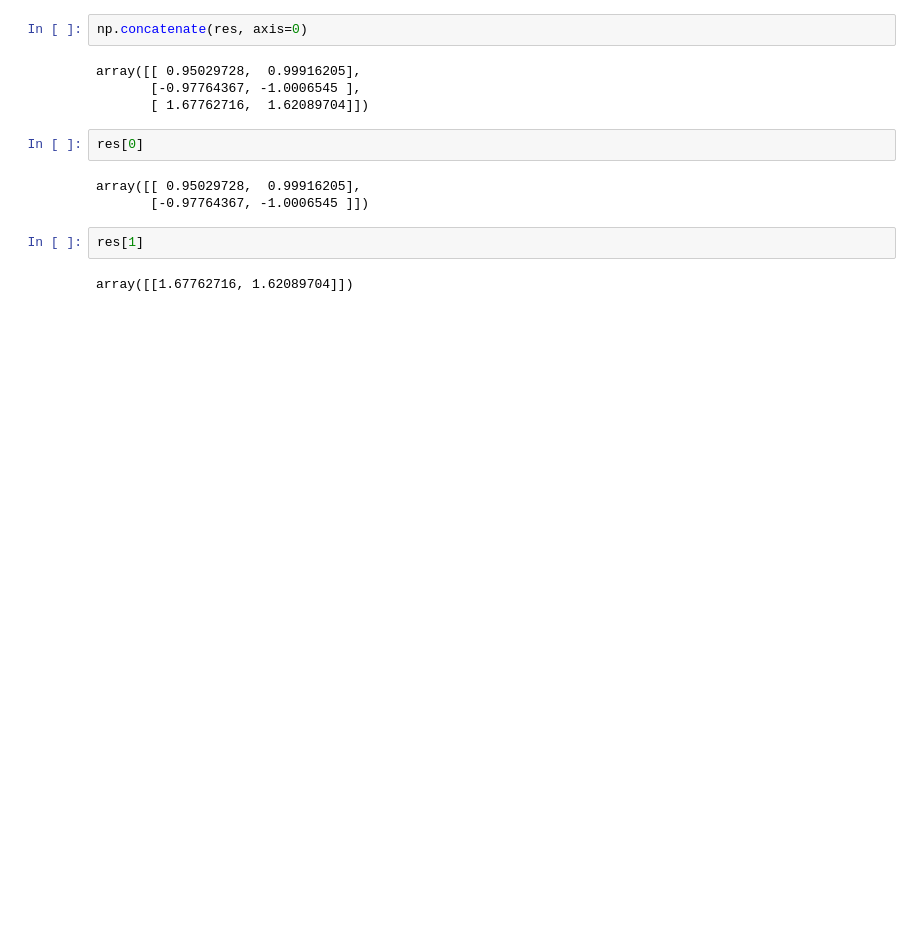
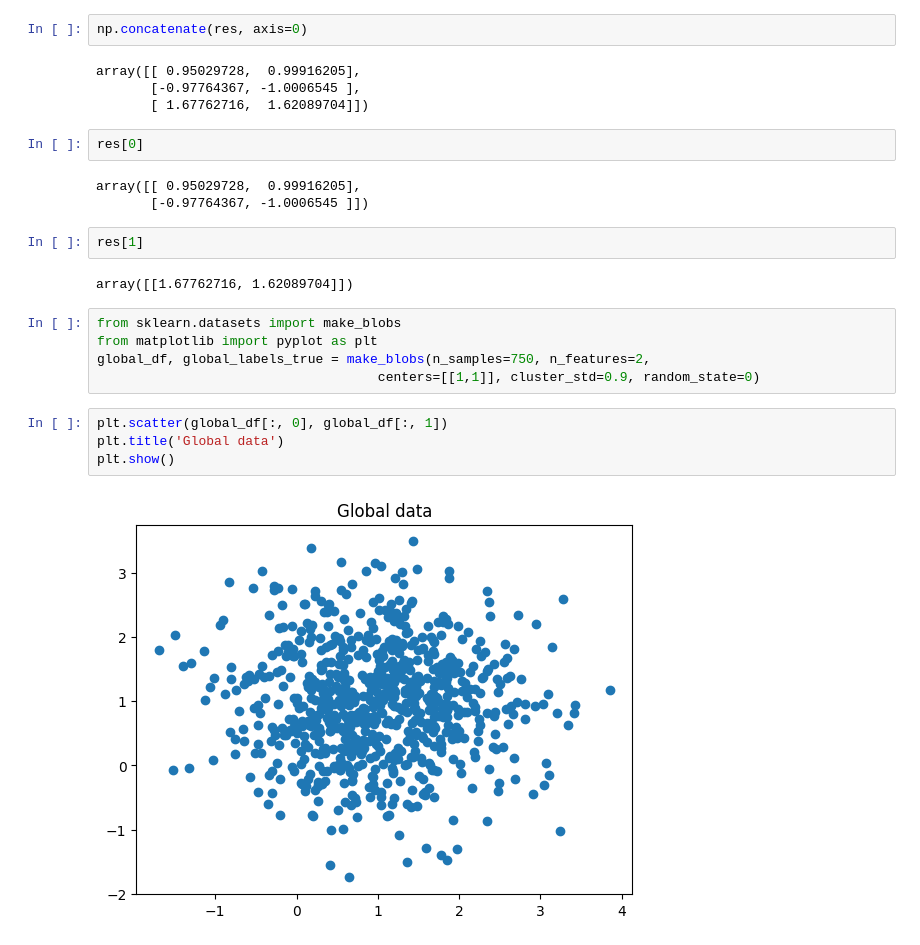
Before and after one commit to konichua/Project-Federated-Clustering, a Jupyter notebook: notebooks/1-eb-spikes.ipynb, the cells around one changed output. Drawn from its saved outputs; the diff is of its cells as text; blank space fills up the shorter version.

```diff
--- a/notebooks/1-eb-spikes.ipynb
+++ b/notebooks/1-eb-spikes.ipynb
@@ -83,3 +83,14 @@ array([[ 0.95029728,  0.99916205],
 res[1]
 # %% [output]
 array([[1.67762716, 1.62089704]])
+# %%
+from sklearn.datasets import make_blobs
+from matplotlib import pyplot as plt
+global_df, global_labels_true = make_blobs(n_samples=750, n_features=2,
+                                    centers=[[1,1]], cluster_std=0.9, random_state=0)
+# %%
+plt.scatter(global_df[:, 0], global_df[:, 1])
+plt.title('Global data')
+plt.show()
+# %% [output]
+[figure, added]
```
Also changed, not shown: 9 other files.
